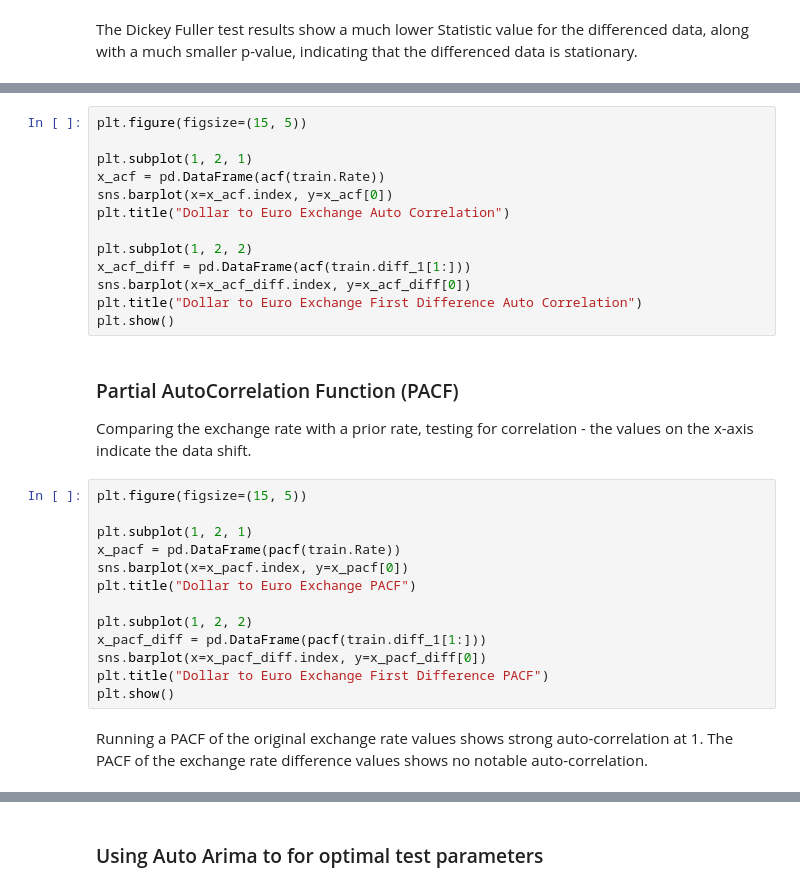
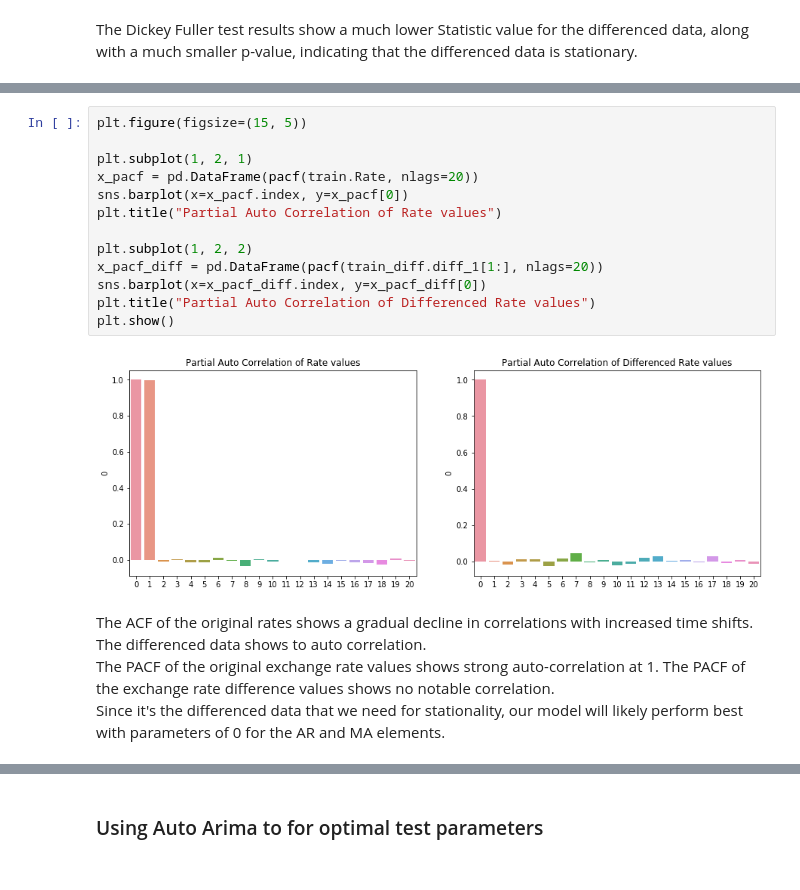
Before and after one commit to mbeckmanssf/Thinkful, a Jupyter notebook: Capstone/Notebook-1.ipynb, the cells around one changed output, grey strips where cells are left out. Saved outputs shown, nothing was run; the diff lists cells and outputs as text.

```diff
--- a/Capstone/Notebook-1.ipynb
+++ b/Capstone/Notebook-1.ipynb
@@ -248,31 +253,19 @@ plt.show()
 # %%
 plt.figure(figsize=(15, 5))
 
 plt.subplot(1, 2, 1)
-x_acf = pd.DataFrame(acf(train.Rate))
-sns.barplot(x=x_acf.index, y=x_acf[0])
-plt.title("Dollar to Euro Exchange Auto Correlation")
+x_pacf = pd.DataFrame(pacf(train.Rate, nlags=20))
+sns.barplot(x=x_pacf.index, y=x_pacf[0])
+plt.title("Partial Auto Correlation of Rate values")
 
 plt.subplot(1, 2, 2)
-x_acf_diff = pd.DataFrame(acf(train.diff_1[1:]))
-sns.barplot(x=x_acf_diff.index, y=x_acf_diff[0])
-plt.title("Dollar to Euro Exchange First Difference Auto Correlation")
+x_pacf_diff = pd.DataFrame(pacf(train_diff.diff_1[1:], nlags=20))
+sns.barplot(x=x_pacf_diff.index, y=x_pacf_diff[0])
+plt.title("Partial Auto Correlation of Differenced Rate values")
 plt.show()
+# %% [output]
+[figure, added]
-# %% [markdown]
-### Partial AutoCorrelation Function (PACF)
-Comparing the exchange rate with a prior rate, testing for correlation - the values on the x-axis indicate the data shift.
-# %%
-plt.figure(figsize=(15, 5))
-
-plt.subplot(1, 2, 1)
-x_pacf = pd.DataFrame(pacf(train.Rate))
-sns.barplot(x=x_pacf.index, y=x_pacf[0])
-plt.title("Dollar to Euro Exchange PACF")
-
-plt.subplot(1, 2, 2)
-x_pacf_diff = pd.DataFrame(pacf(train.diff_1[1:]))
-sns.barplot(x=x_pacf_diff.index, y=x_pacf_diff[0])
-plt.title("Dollar to Euro Exchange First Difference PACF")
-plt.show()
 # %% [markdown]
-Running a PACF of the original exchange rate values shows strong auto-correlation at 1.  The PACF of the exchange rate difference values shows no notable auto-correlation.
+The ACF of the original rates shows a gradual decline in correlations with increased time shifts.  The differenced data shows to auto correlation.<br>
+The PACF of the original exchange rate values shows strong auto-correlation at 1.  The PACF of the exchange rate difference values shows no notable correlation.  <br>
+Since it's the differenced data that we need for stationality, our model will likely perform best with parameters of 0 for the AR and MA elements.
```
Also changed, not shown: parts of 12 cells of this notebook.
